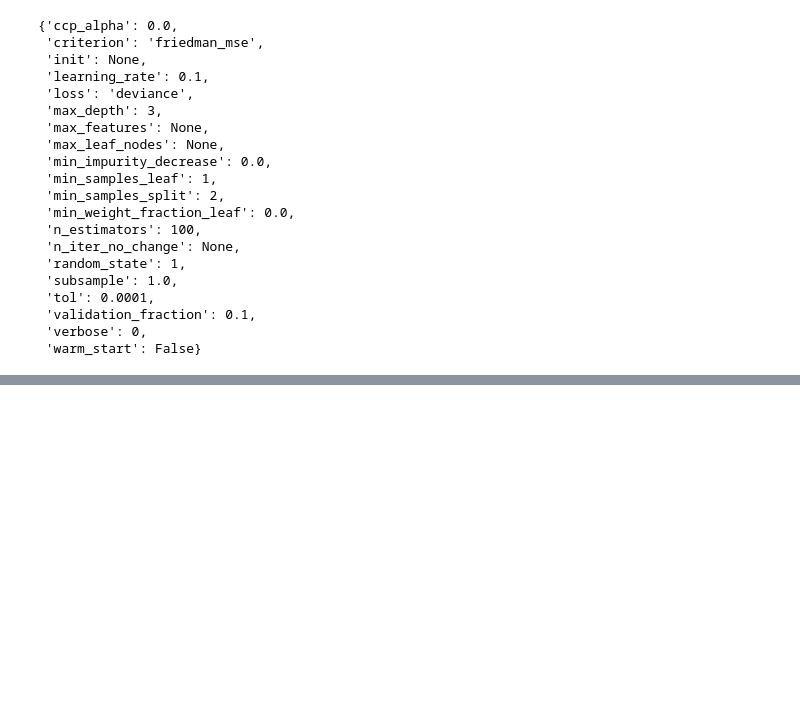
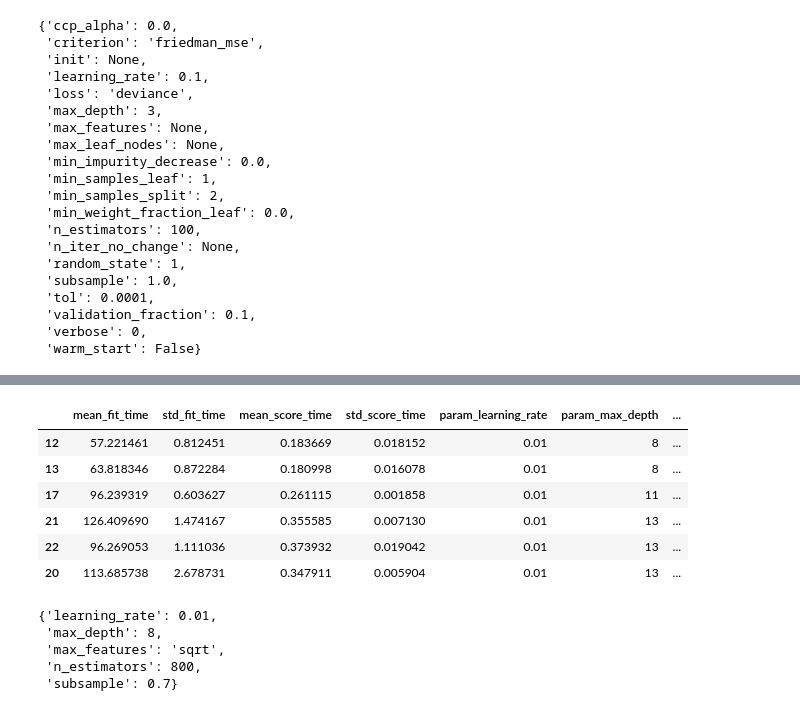
Before and after one commit to uniqravi/AI_ML_Assignments, a Jupyter notebook: Telecom_Churn_Case_Study/Telecom_churn_Forecasting.ipynb, the cells around one changed output, grey strips where cells are left out. Cells and saved outputs as stored; diff of their text form; code cells hidden in the pictures; blank space fills up the shorter version.

```diff
--- a/Telecom_Churn_Case_Study/Telecom_churn_Forecasting.ipynb
+++ b/Telecom_Churn_Case_Study/Telecom_churn_Forecasting.ipynb
@@ -886,0 +920,21 @@ Fitting 5 folds for each of 48 candidates, totalling 240 fits
+# %%
+# see gb cv result
+gb_boost_df = pd.DataFrame(gb_boost_cv.cv_results_)
+gb_boost_df.sort_values(by=['rank_test_score']).head(6)
+# %% [output]
+|  | mean_fit_time | std_fit_time | mean_score_time | std_score_time | param_learning_rate | param_max_depth | ... |
+| 12 | 57.221461 | 0.812451 | 0.183669 | 0.018152 | 0.01 | 8 | ... |
+| 13 | 63.818346 | 0.872284 | 0.180998 | 0.016078 | 0.01 | 8 | ... |
+| 17 | 96.239319 | 0.603627 | 0.261115 | 0.001858 | 0.01 | 11 | ... |
+| 21 | 126.409690 | 1.474167 | 0.355585 | 0.007130 | 0.01 | 13 | ... |
+| 22 | 96.269053 | 1.111036 | 0.373932 | 0.019042 | 0.01 | 13 | ... |
+| 20 | 113.685738 | 2.678731 | 0.347911 | 0.005904 | 0.01 | 13 | ... |
+# %%
+# see gb cv best param
+gb_boost_cv.best_params_
+# %% [output]
+{'learning_rate': 0.01,
+ 'max_depth': 8,
+ 'max_features': 'sqrt',
+ 'n_estimators': 800,
+ 'subsample': 0.7}
```
Also changed, not shown: parts of 14 cells of this notebook.
